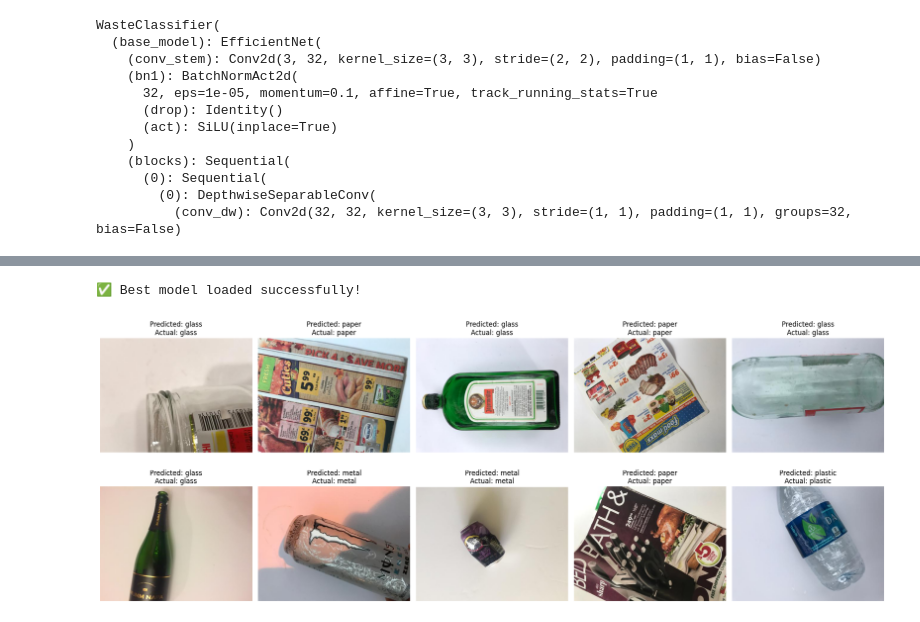
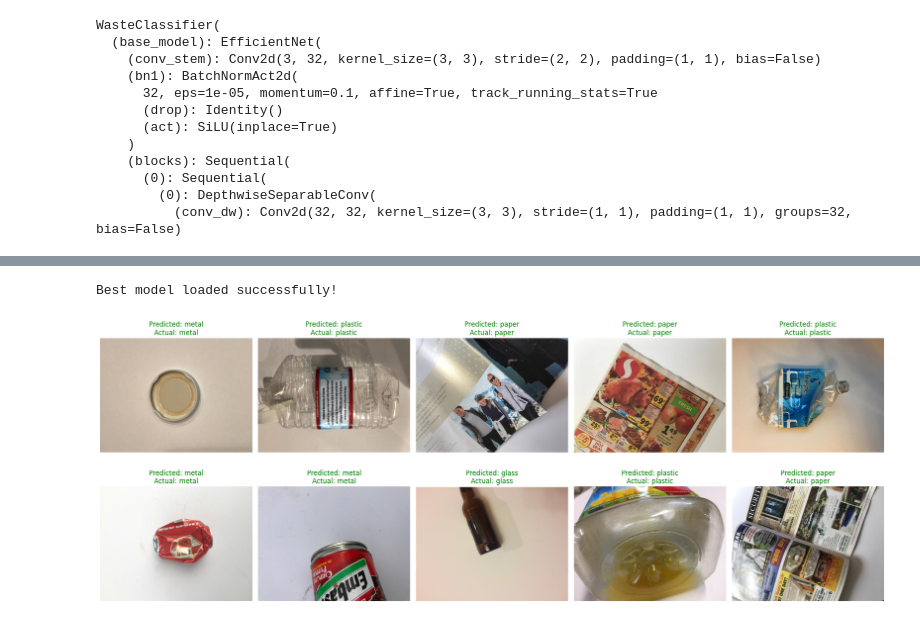
Before and after one commit to arz03/WasteClassification, a Jupyter notebook: model.ipynb, the cells around one changed output, grey strips where cells are left out. Saved outputs shown, nothing was run; the diff lists cells and outputs as text; code cells hidden in the pictures.

Commit message:
FastAPI, 2B model upgrade
added FastAPI integration and upgraded to efficientnet 2B model

```diff
--- a/model.ipynb
+++ b/model.ipynb
@@ -139,16 +145,17 @@ df_train = df_train.reset_index(drop = True)
 df_valid = df_valid.reset_index(drop = True)
 # %%
 train_transforms = transforms.Compose([
-    transforms.RandomResizedCrop(224),  # Random crop to 224x224
+    transforms.RandomResizedCrop(260),  # Random crop to 260x260 for EfficientNet-B2
     transforms.RandomHorizontalFlip(p=0.5),  # Flip images horizontally with 50% probability
     transforms.RandomRotation(15),  # Rotate randomly by ±15 degrees
     transforms.ColorJitter(brightness=0.2, contrast=0.2, saturation=0.2, hue=0.1),  # Adjust color
+    transforms.RandomAffine(degrees=0, shear=10, scale=(0.8, 1.2)),  # Apply affine transformation
     transforms.ToTensor(),  # Convert to tensor
     transforms.Normalize(mean=[0.485, 0.456, 0.406], std=[0.229, 0.224, 0.225])  # Normalize
 ])
 
 valid_transforms = transforms.Compose([
-    transforms.Resize((224, 224)),
+    transforms.Resize((260, 260)),  # Resize to 260x260 for EfficientNet-B2
     transforms.ToTensor(),
     transforms.Normalize(mean=[0.485, 0.456, 0.406], std=[0.229, 0.224, 0.225])
 ])
@@ -430,48 +494,60 @@ torch.cuda.memory_allocated(), torch.cuda.memory_reserved()
 # Load only model weights
 state_dict = torch.load("best_model.pth", map_location=device)
 # Load the best model for evaluation
-best_model = WasteClassifier(num_classes=4)  # Make sure to use the same architecture
+best_model = WasteClassifier(num_classes=4, model_name="efficientnet_b2")  # Make sure to use the same architecture
 best_model.load_state_dict(state_dict)
 best_model.to(device)
 best_model.eval()
 
-print("✅ Best model loaded successfully!")
+print("Best model loaded successfully!")
 # %% [output]
-✅ Best model loaded successfully!
+Best model loaded successfully!
 # %%
 import random
 
 # Select 10 random images from the test dataset
-random_indices = random.sample(range(len(df_test)), 10)
-random_images_paths = df_test.iloc[random_indices]['path'].values
-random_images_labels = df_test.iloc[random_indices]['label'].values
+random_indices = random.sample(range(len(df_train)), 10)
+random_images_paths = df_train.iloc[random_indices]['path'].values
+random_images_labels = df_train.iloc[random_indices]['label'].values
 
 fig, axes = plt.subplots(2, 5, figsize=(20, 8))
 axes = axes.flatten()
 
 for idx, (image_path, image_label, ax) in enumerate(zip(random_images_paths, random_images_labels, axes)):
     # Load and transform the image
     image = Image.open(image_path).convert("RGB")
     transformed_image = valid_transforms(image).unsqueeze(0).to(device)
 
     # Get the model prediction
     best_model.eval()
     with torch.no_grad():
         output = best_model(transformed_image)
         _, predicted_label = torch.max(output, 1)
 
     # Map the predicted label back to the class name
     predicted_class = list(label_map.keys())[list(label_map.values()).index(predicted_label.item())]
 
     # Display the image and the prediction
     ax.imshow(image)
-    ax.set_title(f'Predicted: {predicted_class}\nActual: {image_label}')
+    if predicted_label.item() == image_label:
+        ax.set_title(f'Predicted: {predicted_class}\nActual: {image_label}', color='green')
+    else:
+        ax.set_title(f'Predicted: {predicted_class}\nActual: {image_label}', color='red')
     ax.axis('off')
+    # Map the actual label index back to the class name
+    actual_class = list(label_map.keys())[list(label_map.values()).index(image_label)]
 
+    # Display the image and the prediction
+    ax.imshow(image)
+    if predicted_label.item() == image_label:
+        ax.set_title(f'Predicted: {predicted_class}\nActual: {actual_class}', color='green')
+    else:
+        ax.set_title(f'Predicted: {predicted_class}\nActual: {actual_class}', color='red')
+    ax.axis('off')
 plt.tight_layout()
 plt.show()
 # %% [output]
-[figure, old version]
+[figure, new version]
 # %%
 # Function to evaluate the model on the test dataset
 def evaluate_model(model, dataloader, device):
```
Also changed, not shown: parts of 16 cells of this notebook, 6 other files.
